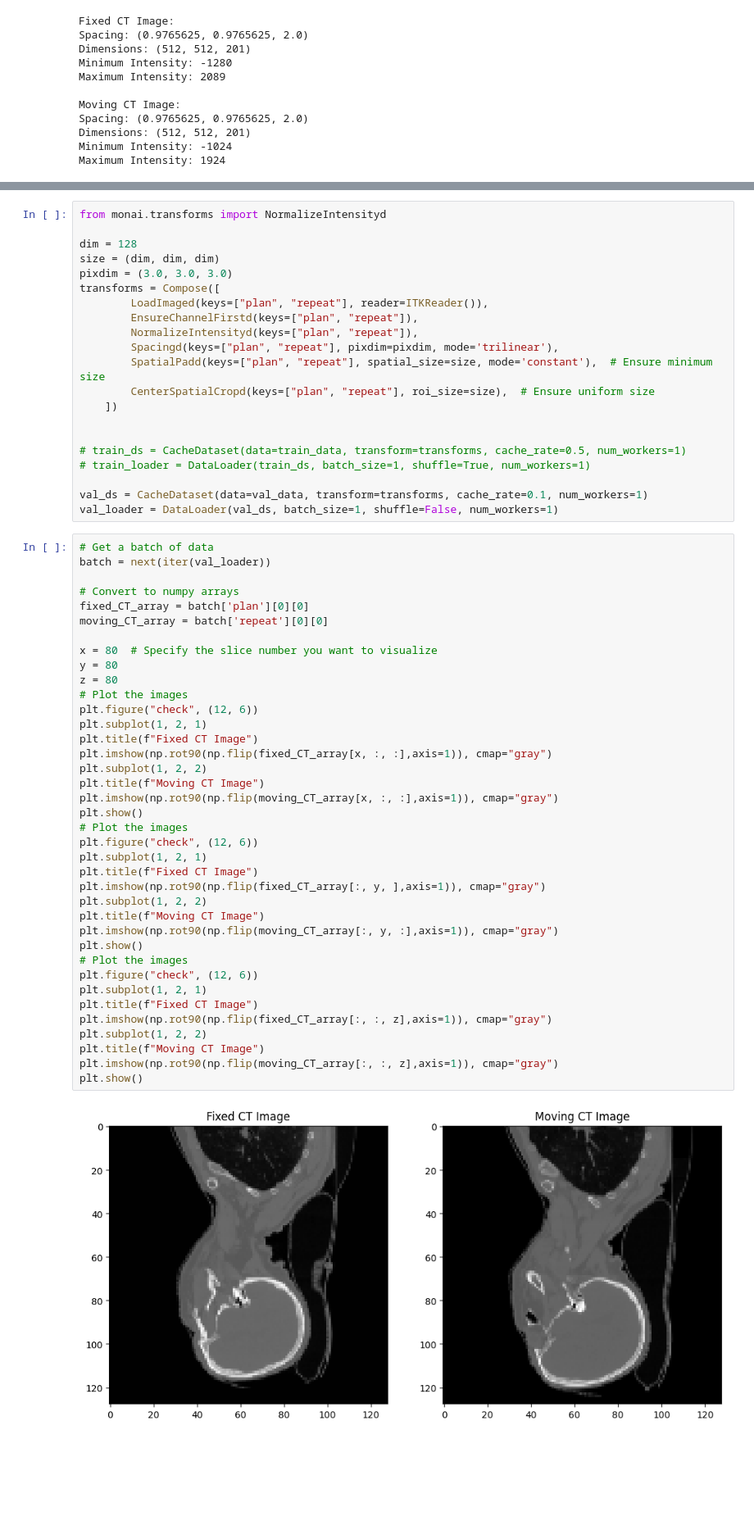
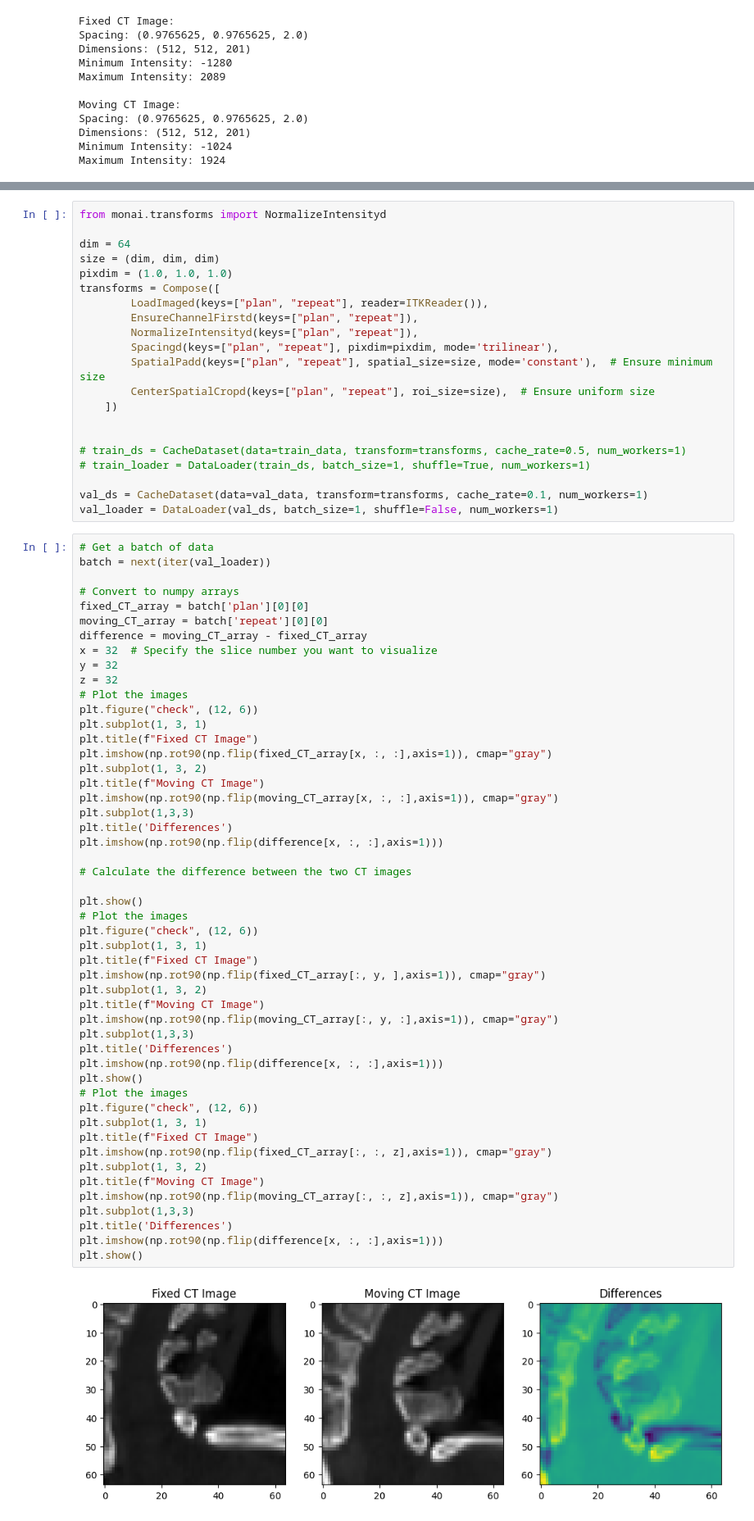
Before and after one commit to s-shahpouri/DBP_Project, a Jupyter notebook: check_ct.ipynb, the cells around one changed output, grey strips where cells are left out. Shown at 82% size. Saved outputs shown, nothing was run; the diff lists cells and outputs as text; blank space fills up the shorter version.

```diff
--- a/check_ct.ipynb
+++ b/check_ct.ipynb
@@ -300,9 +330,9 @@ Maximum Intensity: 1924
 # %%
 from monai.transforms import NormalizeIntensityd
 
-dim = 128
+dim = 64
 size = (dim, dim, dim)
-pixdim = (3.0, 3.0, 3.0)
+pixdim = (1.0, 1.0, 1.0)
 transforms = Compose([
         LoadImaged(keys=["plan", "repeat"], reader=ITKReader()),
         EnsureChannelFirstd(keys=["plan", "repeat"]),
@@ -321,40 +351,52 @@ val_loader = DataLoader(val_ds, batch_size=1, shuffle=False, num_workers=1)
 # %%
 # Get a batch of data
 batch = next(iter(val_loader))
 
 # Convert to numpy arrays
 fixed_CT_array = batch['plan'][0][0]
 moving_CT_array = batch['repeat'][0][0]
-
-x = 80  # Specify the slice number you want to visualize
-y = 80
-z = 80
+difference = moving_CT_array - fixed_CT_array
+x = 32  # Specify the slice number you want to visualize
+y = 32
+z = 32
 # Plot the images
 plt.figure("check", (12, 6))
-plt.subplot(1, 2, 1)
+plt.subplot(1, 3, 1)
 plt.title(f"Fixed CT Image")
 plt.imshow(np.rot90(np.flip(fixed_CT_array[x, :, :],axis=1)), cmap="gray")
-plt.subplot(1, 2, 2)
+plt.subplot(1, 3, 2)
 plt.title(f"Moving CT Image")
 plt.imshow(np.rot90(np.flip(moving_CT_array[x, :, :],axis=1)), cmap="gray")
+plt.subplot(1,3,3)
+plt.title('Differences')
+plt.imshow(np.rot90(np.flip(difference[x, :, :],axis=1)))
+
+# Calculate the difference between the two CT images
+
 plt.show()
 # Plot the images
 plt.figure("check", (12, 6))
-plt.subplot(1, 2, 1)
+plt.subplot(1, 3, 1)
 plt.title(f"Fixed CT Image")
 plt.imshow(np.rot90(np.flip(fixed_CT_array[:, y, ],axis=1)), cmap="gray")
-plt.subplot(1, 2, 2)
+plt.subplot(1, 3, 2)
 plt.title(f"Moving CT Image")
 plt.imshow(np.rot90(np.flip(moving_CT_array[:, y, :],axis=1)), cmap="gray")
+plt.subplot(1,3,3)
+plt.title('Differences')
+plt.imshow(np.rot90(np.flip(difference[x, :, :],axis=1)))
 plt.show()
 # Plot the images
 plt.figure("check", (12, 6))
-plt.subplot(1, 2, 1)
+plt.subplot(1, 3, 1)
 plt.title(f"Fixed CT Image")
 plt.imshow(np.rot90(np.flip(fixed_CT_array[:, :, z],axis=1)), cmap="gray")
-plt.subplot(1, 2, 2)
+plt.subplot(1, 3, 2)
 plt.title(f"Moving CT Image")
 plt.imshow(np.rot90(np.flip(moving_CT_array[:, :, z],axis=1)), cmap="gray")
+plt.subplot(1,3,3)
+plt.title('Differences')
+plt.imshow(np.rot90(np.flip(difference[x, :, :],axis=1)))
 plt.show()
 # %% [output]
-[figure, old version]
+[figure, new version]
```
Also changed, not shown: parts of 2 cells of this notebook, 17 other files.
